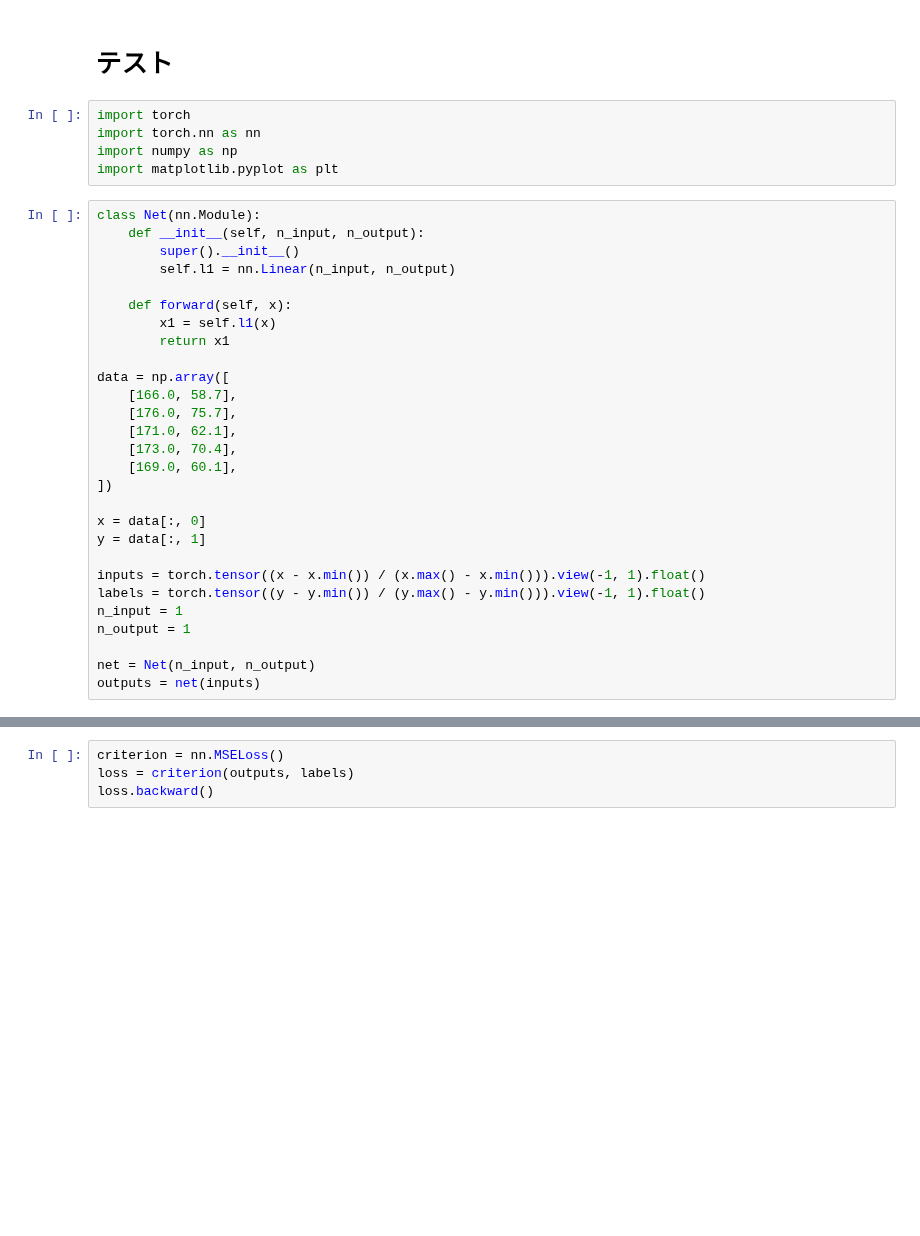
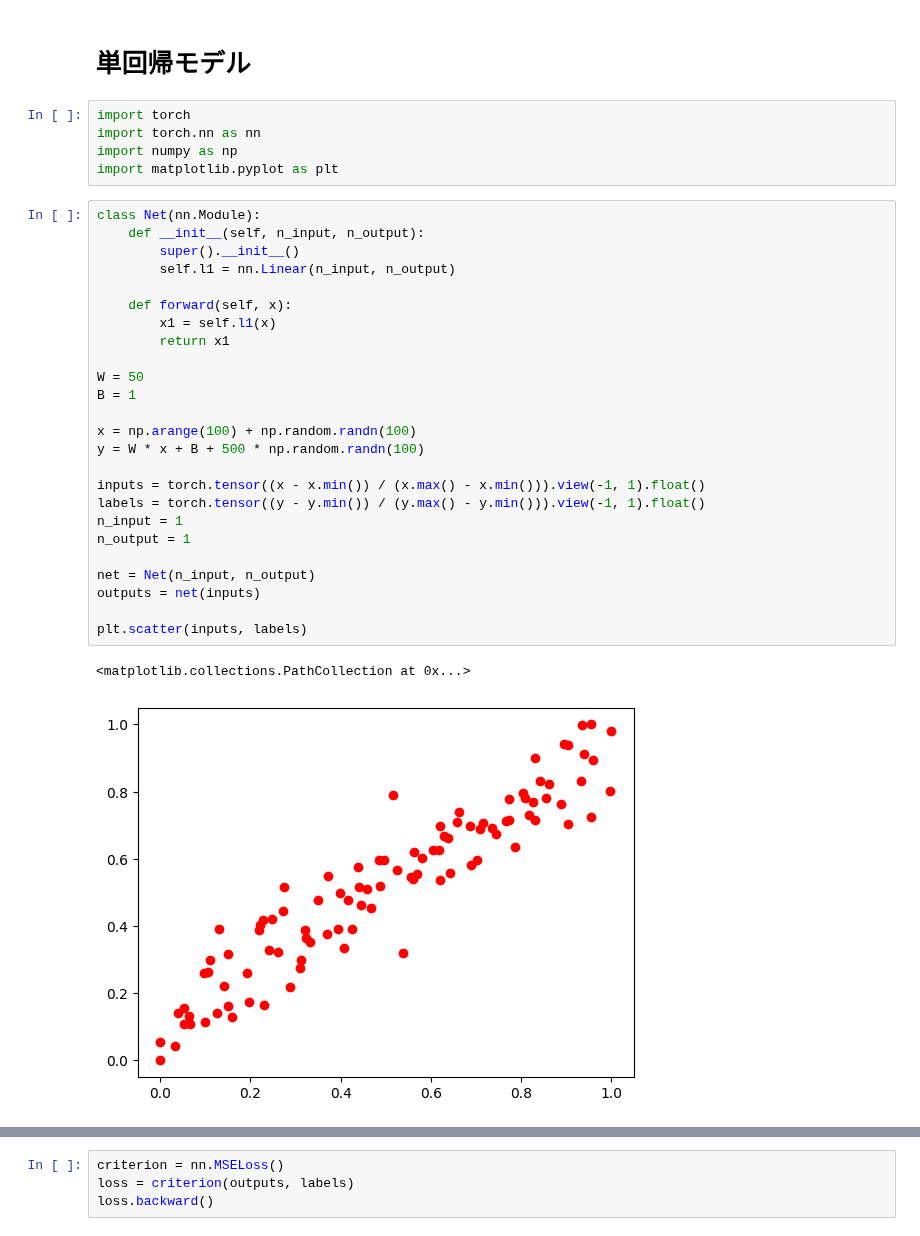
Before and after one commit to Yu5656/machine-learning_101, a Jupyter notebook: torch04.ipynb, the cells around one changed output, grey strips where cells are left out. Cells and saved outputs as stored; diff of their text form; blank space fills up the shorter version.

```diff
--- a/torch04.ipynb
+++ b/torch04.ipynb
@@ -1,5 +1,5 @@
 # %% [markdown]
-# テスト
+# 単回帰モデル
 # %%
 import torch
 import torch.nn as nn
@@ -8,31 +8,31 @@ import matplotlib.pyplot as plt
 # %%
 class Net(nn.Module):
     def __init__(self, n_input, n_output):
         super().__init__()
         self.l1 = nn.Linear(n_input, n_output)
 
     def forward(self, x):
         x1 = self.l1(x)
         return x1
 
-data = np.array([
-    [166.0, 58.7],
-    [176.0, 75.7],
-    [171.0, 62.1],
-    [173.0, 70.4],
-    [169.0, 60.1],
-])
+W = 50
+B = 1
 
-x = data[:, 0]
-y = data[:, 1]
+x = np.arange(100) + np.random.randn(100)
+y = W * x + B + 500 * np.random.randn(100)
 
 inputs = torch.tensor((x - x.min()) / (x.max() - x.min())).view(-1, 1).float()
 labels = torch.tensor((y - y.min()) / (y.max() - y.min())).view(-1, 1).float()
 n_input = 1
 n_output = 1
 
 net = Net(n_input, n_output)
 outputs = net(inputs)
+
+plt.scatter(inputs, labels)
+# %% [output]
+<matplotlib.collections.PathCollection at 0x...>
+[figure, added]
 # %%
 for param in net.named_parameters():
     print(param)
```
Also changed, not shown: parts of 6 cells of this notebook.
